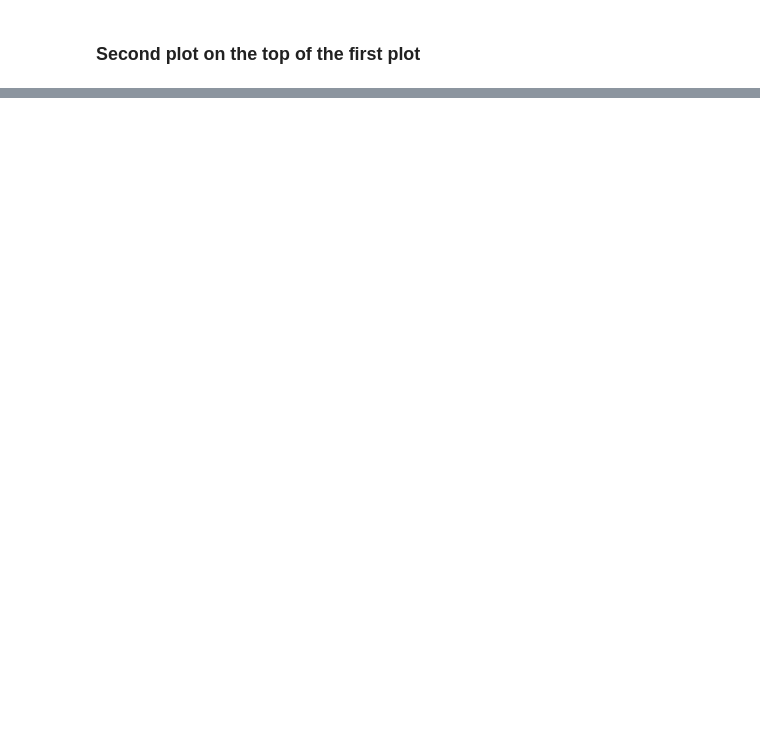
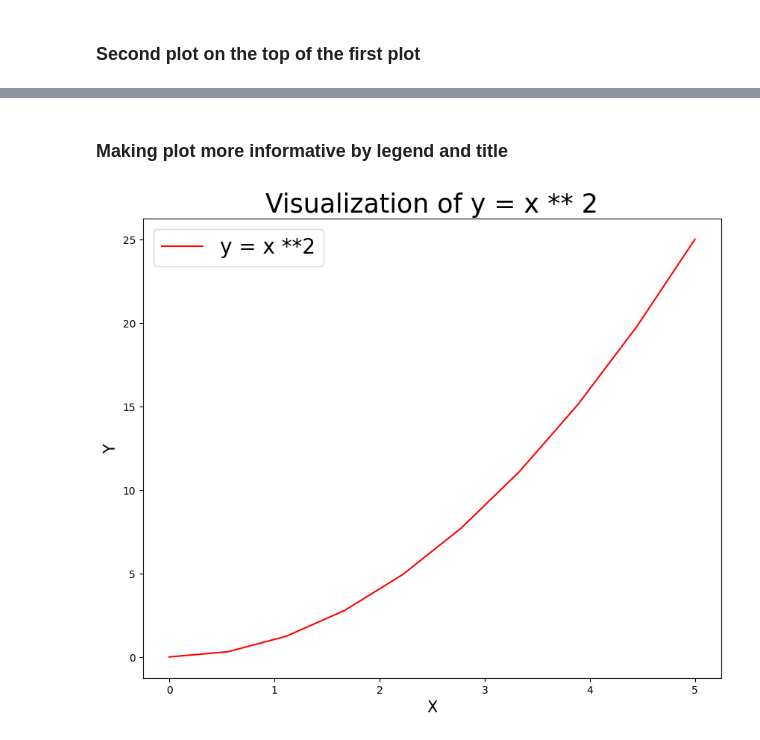
Before and after one commit to hbrandon15/ISP-with-Python, a Jupyter notebook: Plotting-and-visualization.ipynb, the cells around one changed output, grey strips where cells are left out. Cells and saved outputs as stored; diff of their text form; code cells hidden in the pictures; blank space fills up the shorter version.

```diff
--- a/Plotting-and-visualization.ipynb
+++ b/Plotting-and-visualization.ipynb
@@ -27,0 +51,13 @@ plt.plot(y,x)
+# %% [markdown]
+### Making plot more informative by legend and title
+# %%
+y = x ** 2
+plt.figure(figsize= (10,8)) # Set the plot size to a 10x8
+plt.plot(x,y, 'r', label = 'y = x **2')
+plt.xlabel('X', fontsize = 15)
+plt.ylabel('Y', fontsize = 15)
+plt.legend(fontsize = 20)
+plt.title('Visualization of y = x ** 2', fontsize = 25)
+plt.show()
+# %% [output]
+[figure, added]
```
Also changed, not shown: parts of 13 cells of this notebook.
